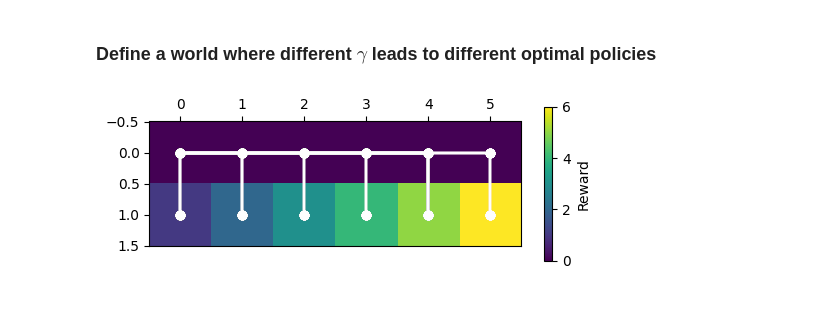
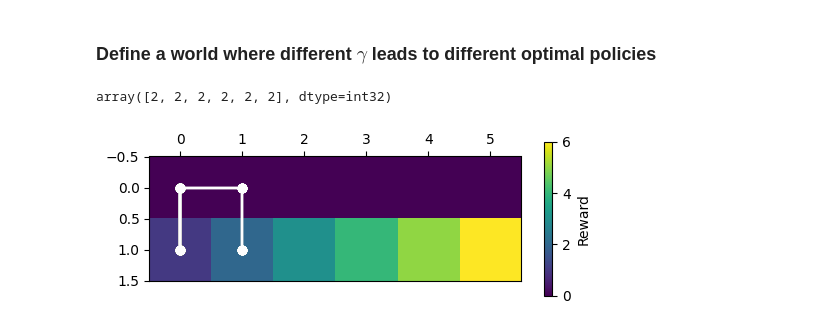
Before and after one commit to ankile/dtak-mhealth-rl, a Jupyter notebook: src/notebooks/03_la_value_iteration.ipynb, the cells around one changed output. Cells and saved outputs as stored; diff of their text form; code cells hidden in the pictures.

```diff
--- a/src/notebooks/03_la_value_iteration.ipynb
+++ b/src/notebooks/03_la_value_iteration.ipynb
@@ -39,7 +44,7 @@ def generate_trajectory(T_true, policy, absorbing_states, start_state=0, max_ste
 
     while len(trajectory) < max_steps:
         if current_state in absorbing_states:
-            trajectory.append((current_state, None, None))  # Append the absorbing state
+            trajectory.append((current_state, -1, -1))  # Append the absorbing state
             break
         chosen_action = policy[current_state]
         # Manually sample next_state based on T_true
@@ -54,13 +59,15 @@ def generate_trajectory(T_true, policy, absorbing_states, start_state=0, max_ste
 
         trajectory.append((current_state, chosen_action, next_state))
         current_state = next_state
+
+    trajectory = np.array(trajectory)
     return trajectory
 # %%
 @jit(nopython=True)
 def generate_n_trajectories(
     T_true, policy, absorbing_states, n_trajectories=100, max_steps=100
 ):
-    trajectories = []
+    trajectories = List()
     for _ in range(n_trajectories):
         trajectories.append(
             generate_trajectory(T_true, policy, absorbing_states, max_steps=max_steps)
@@ -189,9 +199,14 @@ R = np.array(
     ]
 ).flatten()
 
-p_agent = 0.5  # Agent's transition probability that we're interested in learning
-gamma_agent = 0.9  # Agent's discount factor that we're interested in learning
+# p_agent_ground = 0.5  # Agent's transition probability that we're interested in learning
+# gamma_agent_ground = 0.5  # Agent's discount factor that we're interested in learning
 
-T_agent = transition_matrix(N, M, p=p_agent)  # Agent's transition matrix
+true_params = ParamTuple(gamma=0.5, p=0.5)
+
+T_agent_ground = transition_matrix(N, M, p=true_params.p)  # Agent's transition matrix
 T_true = transition_matrix(N, M, p=0.9)  # True transition matrix
 absorbing_states = np.where(R > 0)[0]  # Absorbing states
+
+make_absorbing(R, T_agent_ground)
+make_absorbing(R, T_true)
@@ -200,13 +213,19 @@ make_absorbing(R, T_agent, T_true)
 # %%
 # Generate V and policy
-V, policy = value_iteration_with_policy(R, T_agent, gamma=gamma_agent)
+V_ground, ground_policy = value_iteration_with_policy(
+    R, T_agent_ground, gamma=true_params.gamma
+)
+non_absorbing_states = np.where(R <= 0)[0]
+ground_policy[non_absorbing_states]
+# %% [output]
+array([2, 2, 2, 2, 2, 2], dtype=int32)
 # %%
 # Generate trajectories
-trajectories = [
-    generate_trajectory(T_true, policy, absorbing_states) for _ in range(1000)
-]
+trajectories = generate_n_trajectories(
+    T_true, ground_policy, absorbing_states, n_trajectories=1000, max_steps=100
+)
 
 plot_trajectories(N, M, trajectories, R)
 # %% [output]
-[figure, old version]
+[figure, new version]
 # %%
```
Also changed, not shown: parts of 30 cells of this notebook, 3 other files.
